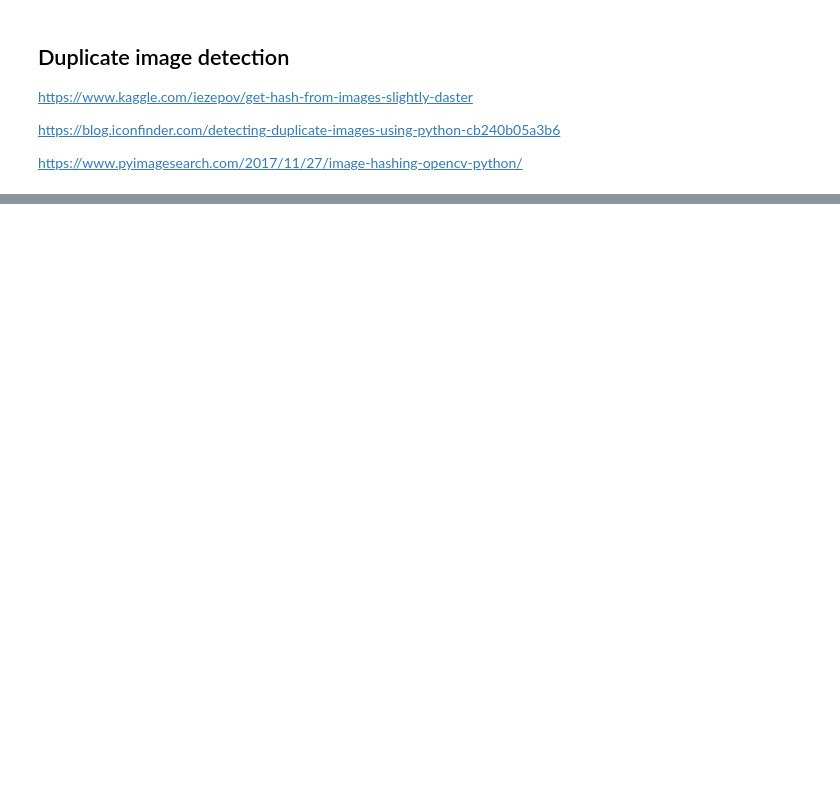
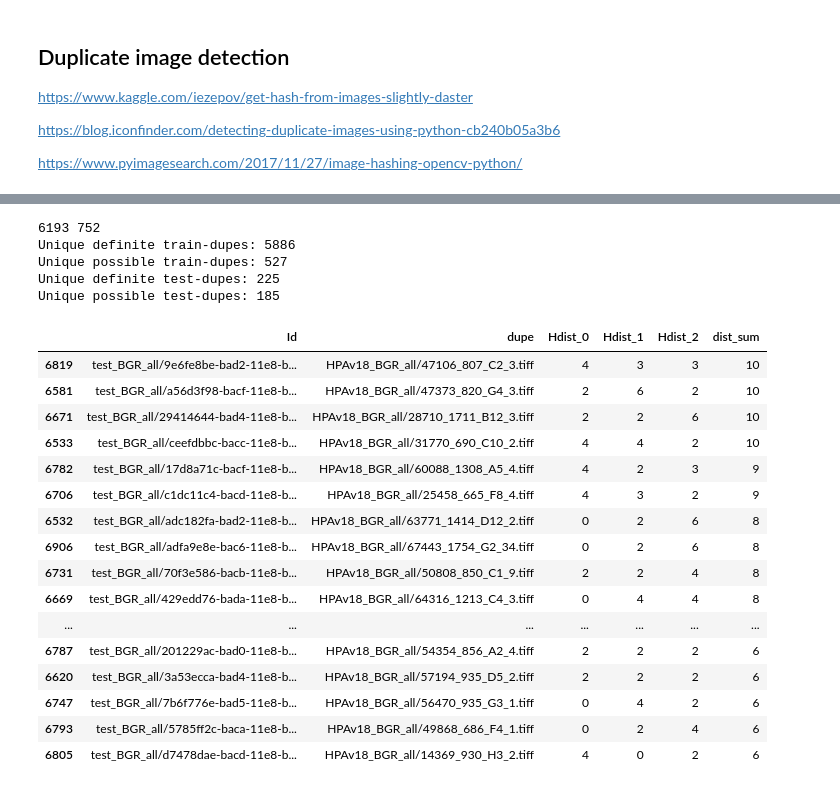
Before and after one commit to WMAPernice/Test_dev, a Jupyter notebook: YNet_dev/HPAv18_duplicate_image_detection.ipynb, the cells around one changed output, grey strips where cells are left out. Cells and saved outputs as stored; diff of their text form; code cells hidden in the pictures; blank space fills up the shorter version.

```diff
--- a/YNet_dev/HPAv18_duplicate_image_detection.ipynb
+++ b/YNet_dev/HPAv18_duplicate_image_detection.ipynb
@@ -133,0 +245,2 @@ Duplicates found: 6
+# %%
+dupe_df = pd.read_pickle(path + 'HPAv18_dupes_no_si_phash_10_BGR.pkl')
@@ -133,0 +324,46 @@ Duplicates found: 6
+# %%
+dupe_phash_work = dupe_df.copy()
+# %%
+dupe_phash_work['dist_sum'] = dupe_phash_work.Hdist_0 + dupe_phash_work.Hdist_1 + dupe_phash_work.Hdist_2
+# %%
+definite_dupes = dupe_phash_work[dupe_phash_work.dist_sum.between(0,10,inclusive=True)]
+possible_dupes = dupe_phash_work[dupe_phash_work.dist_sum.between(11,50,inclusive=True)]
+
+print(len(definite_dupes), len(possible_dupes))
+print(f"Unique definite train-dupes: {len(definite_dupes.dupe[definite_dupes.Id.str.contains('train')].drop_duplicates())}")
+print(f"Unique possible train-dupes: {len(possible_dupes.dupe[possible_dupes.Id.str.contains('train')].drop_duplicates())}")
+
+print(f"Unique definite test-dupes: {len(definite_dupes.dupe[definite_dupes.Id.str.contains('test')].drop_duplicates())}")
+print(f"Unique possible test-dupes: {len(possible_dupes.dupe[possible_dupes.Id.str.contains('test')].drop_duplicates())}")
+
+definite_test_dupes = definite_dupes[definite_dupes.Id.str.contains('test')]
+definite_train_dupes = definite_dupes[definite_dupes.Id.str.contains('train')]
+
+# definite_train_dupes[definite_train_dupes.duplicated('dupe', keep=False)]
+# definite_dupes.sort_values(by=['dist_sum'], ascending=False)[:20]
+# %% [output]
+6193 752
+Unique definite train-dupes: 5886
+Unique possible train-dupes: 527
+Unique definite test-dupes: 225
+Unique possible test-dupes: 185
+# %%
+definite_test_dupes.sort_values(by=['dist_sum'], ascending=False)[:20]
+# %% [output]
+|  | Id | dupe | Hdist_0 | Hdist_1 | Hdist_2 | dist_sum |
+| 6819 | test_BGR_all/9e6fe8be-bad2-11e8-b... | HPAv18_BGR_all/47106_807_C2_3.tiff | 4 | 3 | 3 | 10 |
+| 6581 | test_BGR_all/a56d3f98-bacf-11e8-b... | HPAv18_BGR_all/47373_820_G4_3.tiff | 2 | 6 | 2 | 10 |
+| 6671 | test_BGR_all/29414644-bad4-11e8-b... | HPAv18_BGR_all/28710_1711_B12_3.tiff | 2 | 2 | 6 | 10 |
+| 6533 | test_BGR_all/ceefdbbc-bacc-11e8-b... | HPAv18_BGR_all/31770_690_C10_2.tiff | 4 | 4 | 2 | 10 |
+| 6782 | test_BGR_all/17d8a71c-bacf-11e8-b... | HPAv18_BGR_all/60088_1308_A5_4.tiff | 4 | 2 | 3 | 9 |
+| 6706 | test_BGR_all/c1dc11c4-bacd-11e8-b... | HPAv18_BGR_all/25458_665_F8_4.tiff | 4 | 3 | 2 | 9 |
+| 6532 | test_BGR_all/adc182fa-bad2-11e8-b... | HPAv18_BGR_all/63771_1414_D12_2.tiff | 0 | 2 | 6 | 8 |
+| 6906 | test_BGR_all/adfa9e8e-bac6-11e8-b... | HPAv18_BGR_all/67443_1754_G2_34.tiff | 0 | 2 | 6 | 8 |
+| 6731 | test_BGR_all/70f3e586-bacb-11e8-b... | HPAv18_BGR_all/50808_850_C1_9.tiff | 2 | 2 | 4 | 8 |
+| 6669 | test_BGR_all/429edd76-bada-11e8-b... | HPAv18_BGR_all/64316_1213_C4_3.tiff | 0 | 4 | 4 | 8 |
+| ... | ... | ... | ... | ... | ... | ... |
+| 6787 | test_BGR_all/201229ac-bad0-11e8-b... | HPAv18_BGR_all/54354_856_A2_4.tiff | 2 | 2 | 2 | 6 |
+| 6620 | test_BGR_all/3a53ecca-bad4-11e8-b... | HPAv18_BGR_all/57194_935_D5_2.tiff | 2 | 2 | 2 | 6 |
+| 6747 | test_BGR_all/7b6f776e-bad5-11e8-b... | HPAv18_BGR_all/56470_935_G3_1.tiff | 0 | 4 | 2 | 6 |
+| 6793 | test_BGR_all/5785ff2c-baca-11e8-b... | HPAv18_BGR_all/49868_686_F4_1.tiff | 0 | 2 | 4 | 6 |
+| 6805 | test_BGR_all/d7478dae-bacd-11e8-b... | HPAv18_BGR_all/14369_930_H3_2.tiff | 4 | 0 | 2 | 6 |
```
Also changed, not shown: parts of 50 cells of this notebook, 3 other files.
